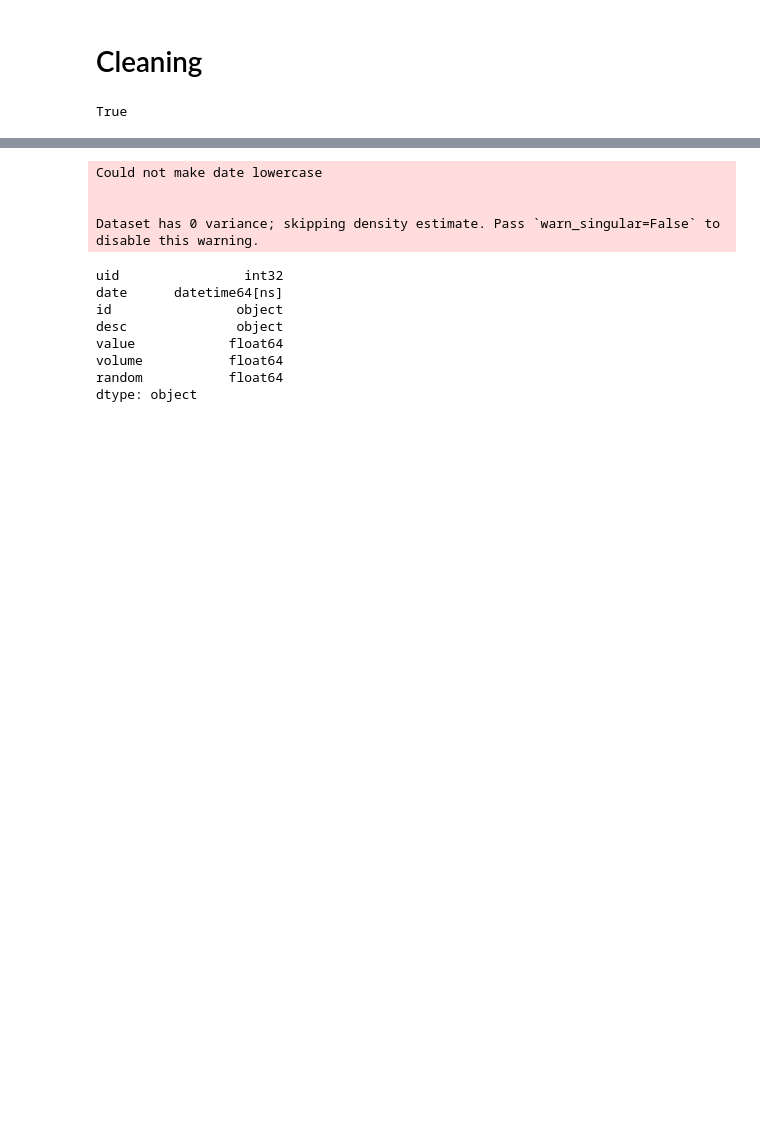
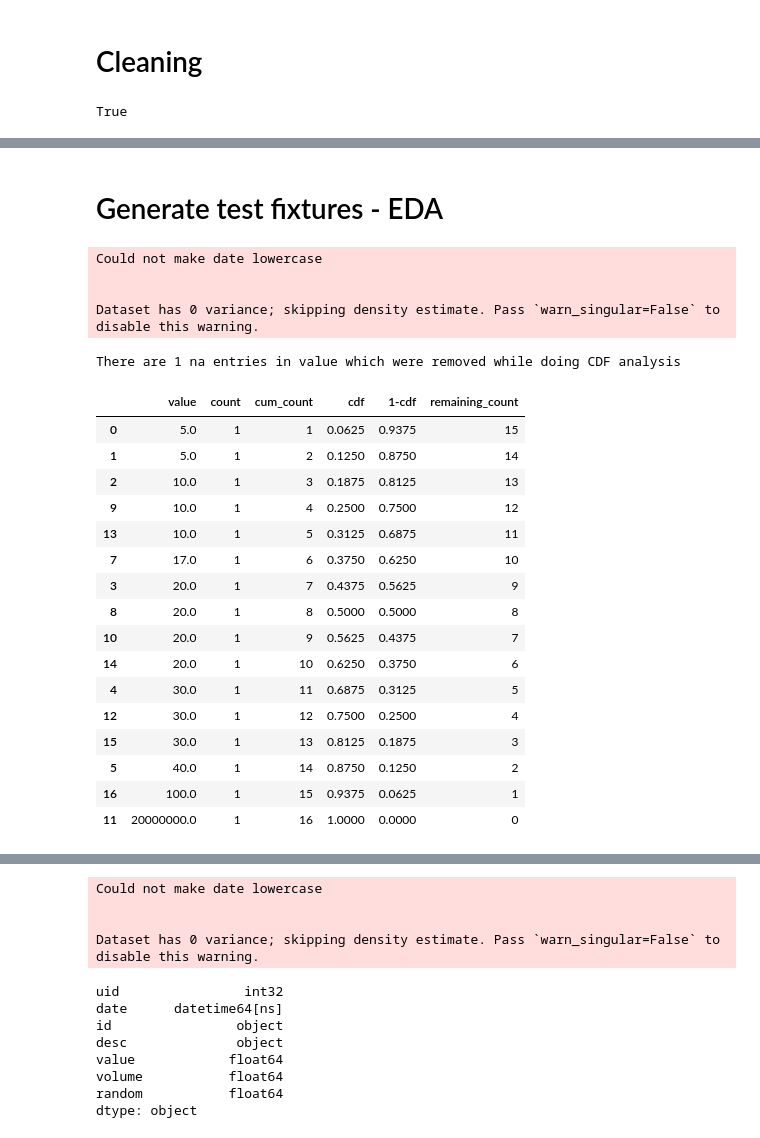
Before and after one commit to aravindganesan88/eda_and_clean, a Jupyter notebook: test.ipynb, the cells around one changed output, grey strips where cells are left out. Saved outputs shown, nothing was run; the diff lists cells and outputs as text; code cells hidden in the pictures; blank space fills up the shorter version.

```diff
--- a/test.ipynb
+++ b/test.ipynb
@@ -111,0 +163,2 @@ True
+# %% [markdown]
+# Generate test fixtures - EDA
@@ -111,0 +168,30 @@ True
+# %%
+%matplotlib agg
+eda_instance_test_1 = eda_class(_df = input_1_fixture())
+# %% [output]
+Could not make date lowercase
+
+
+Dataset has 0 variance; skipping density estimate. Pass `warn_singular=False` to disable this warning.
+# %%
+df_cdf = eda_instance_test_1.calculate_empirical_cdf(_df = input_1_fixture(), col = "value")
+df_cdf
+# %% [output]
+There are 1 na entries in value which were removed while doing CDF analysis
+|  | value | count | cum_count | cdf | 1-cdf | remaining_count |
+| 0 | 5.0 | 1 | 1 | 0.0625 | 0.9375 | 15 |
+| 1 | 5.0 | 1 | 2 | 0.1250 | 0.8750 | 14 |
+| 2 | 10.0 | 1 | 3 | 0.1875 | 0.8125 | 13 |
+| 9 | 10.0 | 1 | 4 | 0.2500 | 0.7500 | 12 |
+| 13 | 10.0 | 1 | 5 | 0.3125 | 0.6875 | 11 |
+| 7 | 17.0 | 1 | 6 | 0.3750 | 0.6250 | 10 |
+| 3 | 20.0 | 1 | 7 | 0.4375 | 0.5625 | 9 |
+| 8 | 20.0 | 1 | 8 | 0.5000 | 0.5000 | 8 |
+| 10 | 20.0 | 1 | 9 | 0.5625 | 0.4375 | 7 |
+| 14 | 20.0 | 1 | 10 | 0.6250 | 0.3750 | 6 |
+| 4 | 30.0 | 1 | 11 | 0.6875 | 0.3125 | 5 |
+| 12 | 30.0 | 1 | 12 | 0.7500 | 0.2500 | 4 |
+| 15 | 30.0 | 1 | 13 | 0.8125 | 0.1875 | 3 |
+| 5 | 40.0 | 1 | 14 | 0.8750 | 0.1250 | 2 |
+| 16 | 100.0 | 1 | 15 | 0.9375 | 0.0625 | 1 |
+| 11 | 20000000.0 | 1 | 16 | 1.0000 | 0.0000 | 0 |
```
Also changed, not shown: parts of 12 cells of this notebook, 6 other files.
